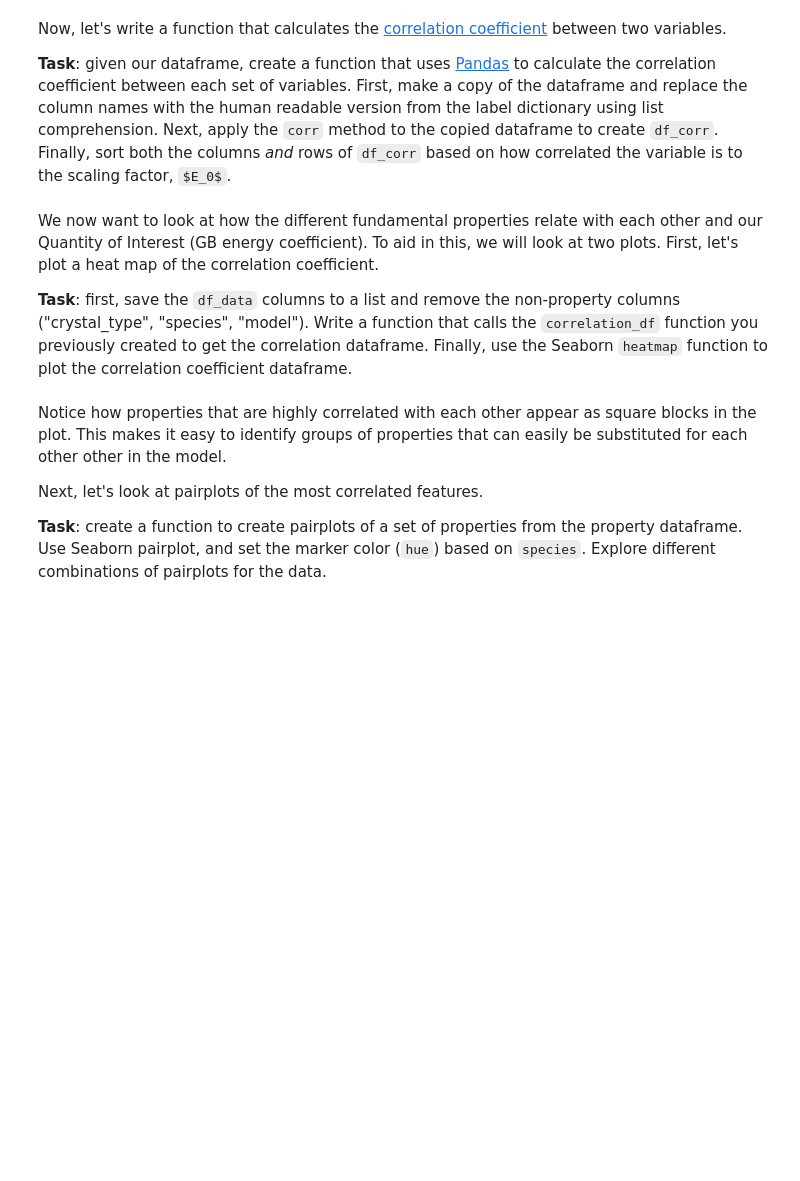
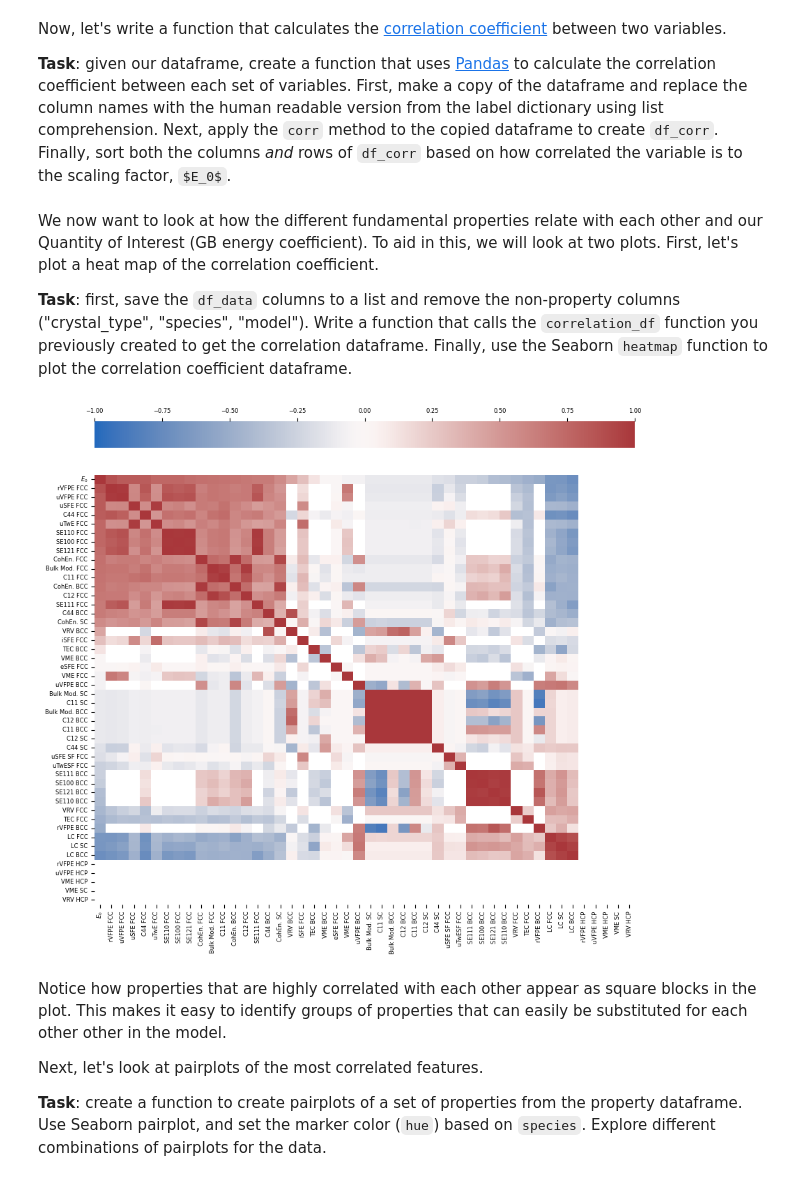
Before and after one commit to bjasperson/property-covariance-demo, a Jupyter notebook: property-covariance-demo.ipynb, the cells around one changed output. Cells and saved outputs as stored; diff of their text form; code cells hidden in the pictures; blank space fills up the shorter version.

```diff
--- a/property-covariance-demo.ipynb
+++ b/property-covariance-demo.ipynb
@@ -40,3 +40,5 @@ The data includes IP-generated canonical properties, along with an LM model scal
 **Task**: Using pandas, download the CSV file with this [link](https://github.com/bjasperson/property-covariance-demo/blob/main/data/gb_data.csv?raw=true), save the dataframe as `df_data`, and look at the first five rows.
 # %%
 url_link = "https://github.com/bjasperson/property-covariance-demo/blob/main/data/gb_data.csv?raw=true"
+df_data = pd.read_csv(url_link, index_col=0)
+df_data.head()
@@ -56,8 +66,9 @@ def import_label_dict(label_dict_path = "https://github.com/bjasperson/property-
         dict: a dictionary with df column names as keys, and human-readable label as value
     """
 
-
-
+    # useful for plotting purposes
+    df_label_dict = pd.read_csv(label_dict_path)
+    label_dict = df_label_dict.to_dict(orient="records")[0]
     return label_dict
 
 label_dict = import_label_dict()
@@ -76,8 +87,12 @@ def correlation_df(df, label_dict):
     Returns:
         pandas.DataFrame: correlation coefficient between canonical properties and coeff ($E_0$). Sort both the columns and rows by how correlated they are with the coeff $E_0$.
     """
+    df_in = df.copy()
+    df_in.columns = [label_dict[x] for x in df_in.columns]
+    df_corr = df_in.corr().round(2)
 
-
+    order = df_corr['$E_0$'].sort_values(ascending=False).index.to_list()
+    df_corr = df_corr[order].reindex(order)
     return df_corr
 # %% [markdown]
 We now want to look at how the different fundamental properties relate with each other and our Quantity of Interest (GB energy coefficient). To aid in this, we will look at two plots. First, let's plot a heat map of the correlation coefficient.
@@ -86,33 +101,49 @@ We now want to look at how the different fundamental properties relate with each
 # %%
 def corr_plot(df,
               label_list,
               label_dict,
               annot = False,
               figsize = (10,10),
               annotation_fontsize = 6,
               tick_fontsize = 6,
               ):
     """create a heatmap of the correlation coefficient results
 
     Args:
         df (pandas.DataFrame): our `df_data` property dataframe
         label_list (list): list of property names (str) to include
         label_dict (dict): the label dict from above, to convert label keys to human readable format
         annot (bool, optional): adds the correlation coefficient value to each square. Defaults to False.
         figsize (tuple, optional): set the figure size for plt.subplots. Defaults to (10,10).
         annotation_fontsize (int, optional): annotation fontsize. Defaults to 6.
         tick_fontsize (int, optional): tick fontsize. Defaults to 6.
     """
     df_corr = correlation_df(df[label_list], label_dict)
+    fig,ax = plt.subplots(figsize = (figsize[0],figsize[1]))
+    colors = sns.color_palette("vlag", as_cmap=True)
 
+    # plot using Seaborn heatmap
+    sns.heatmap(df_corr, vmin = -1, vmax = 1, cmap=colors,
+                annot=annot,
+                xticklabels=True,
+                yticklabels=True,
+                fmt = '.1f',
+                annot_kws = {"fontsize":annotation_fontsize},
+                cbar_kws = {"location":"top"}
+                )
+    ax.tick_params(labelsize=tick_fontsize)
+    cbar = ax.collections[0].colorbar
+    cbar.ax.tick_params(labelsize=tick_fontsize)
 
     return
 
 label_list = df_data.columns.to_list()
 label_list.remove("crystal_type")
 label_list.remove("species")
 label_list.remove("model")
 corr_plot(df_data, label_list, label_dict)
+# %% [output]
+[figure, added]
 # %% [markdown]
 Notice how properties that are highly correlated with each other appear as square blocks in the plot. This makes it easy to identify groups of properties that can easily be substituted for each other other in the model.
 
```
Also changed, not shown: parts of 14 cells of this notebook.
